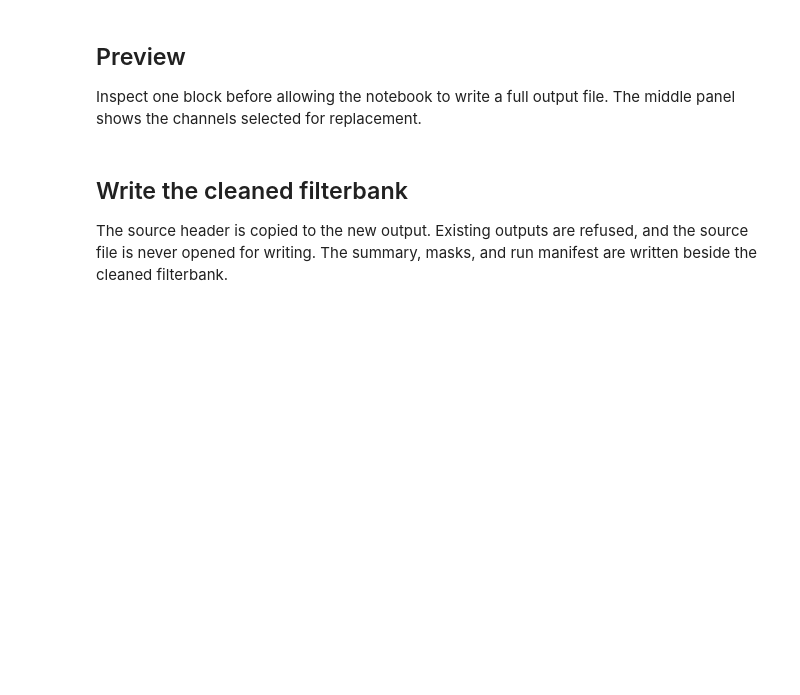
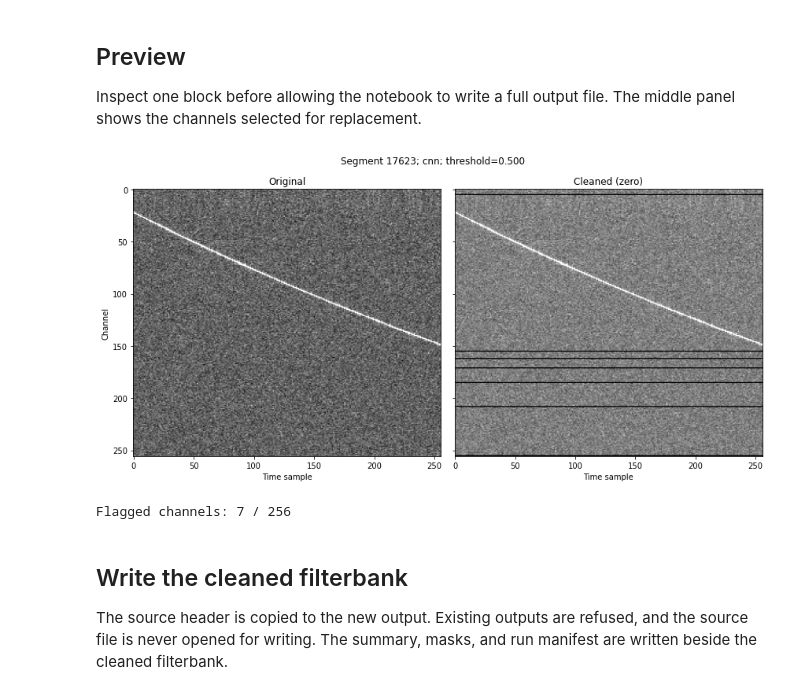
Before and after one commit to KazAndr/ml_dl_for_rfi_mitigation, a Jupyter notebook: notebooks/04_full_file_tests/08_filterbank_file_cleaning.ipynb, the cells around one changed output. Drawn from its saved outputs; the diff is of its cells as text; code cells hidden in the pictures; blank space fills up the shorter version.

```diff
--- a/notebooks/04_full_file_tests/08_filterbank_file_cleaning.ipynb
+++ b/notebooks/04_full_file_tests/08_filterbank_file_cleaning.ipynb
@@ -58,13 +58,19 @@ CLEAN_REFERENCE_RANGES: list[tuple[int, int]] = [0, 8192]
 REFERENCE_READ_NSAMP = 8192
 # %%
 # Set only the path required by MODEL_KIND.
-CNN_CHECKPOINT: 'rfimt/performance_comparison/outputs/performance_comparison/b0531_legacy_performance_v1/cnn_cuda_legacy_max/checkpoint.pt' | None = None
+CNN_CHECKPOINT = Path(
+    "/u/akazantsev/rfimt/performance_comparison/outputs/performance_comparison/"
+    "b0531_legacy_performance_v1/cnn_cuda_legacy_max/checkpoint.pt"
+)
+
 CNN_THRESHOLD = 0.50
 CNN_DEVICE = "cuda" if torch.cuda.is_available() else "cpu"
-MLP_BUNDLE: 'rfimt/performance_comparison/outputs/performance_comparison/b0531_legacy_performance_v1/mlp_orig_top3/mlp_orig_top3.joblib' | None = None
 
-PREVIEW_SEGMENT_INDEX = 0
-RUN_CLEANING = False
+MLP_BUNDLE = Path(
+    "/u/akazantsev/rfimt/performance_comparison/outputs/performance_comparison/"
+    "b0531_legacy_performance_v1/mlp_orig_top3/mlp_orig_top3.joblib"
+)
+
 
 if MODEL_KIND not in {"cnn", "mlp"}:
     raise ValueError("MODEL_KIND must be 'cnn' or 'mlp'.")
@@ -238,35 +271,40 @@ AttributeError: 'Header' object has no attribute 'nifs'
 ## Preview
 
 Inspect one block before allowing the notebook to write a full output file. The middle panel shows the channels selected for replacement.
+# %%
+PREVIEW_SEGMENT_INDEX = 17623
 # %%
 if not 0 <= PREVIEW_SEGMENT_INDEX < n_complete_segments:
     raise ValueError(f"PREVIEW_SEGMENT_INDEX must be in [0, {n_complete_segments - 1}].")
 
 preview_start = PREVIEW_SEGMENT_INDEX * SEGMENT_NSAMP
 preview_tc = validate_chunk(reader.get_data(preview_start, SEGMENT_NSAMP), n_channels)
 preview_ct = preview_tc.T
 preview_mask, preview_probabilities = predict_segment(preview_ct)
 preview_cleaned_ct = replace_flagged(
     preview_ct, preview_mask, np.random.default_rng(RANDOM_SEED), noise_mean, noise_std
 )
 
-figure, axes = plt.subplots(1, 3, figsize=(16, 5), sharey=True)
+figure, axes = plt.subplots(1, 2, figsize=(12, 6), sharey=True)
 for axis, values, title in zip(
     axes,
-    (preview_ct, np.repeat(preview_mask[:, None], SEGMENT_NSAMP, axis=1), preview_cleaned_ct),
-    ("Original", "Selected channels", f"Cleaned ({REPLACEMENT})"),
+    (preview_ct, preview_cleaned_ct),
+    ("Original", f"Cleaned ({REPLACEMENT})"),
 ):
     image = axis.imshow(values, aspect="auto", origin="upper", cmap="gray")
     axis.set(title=title, xlabel="Time sample")
 axes[0].set_ylabel("Channel")
-figure.colorbar(image, ax=axes, shrink=0.85)
+# figure.colorbar(image, ax=axes, shrink=1.85)
 figure.suptitle(
     f"Segment {PREVIEW_SEGMENT_INDEX}; {MODEL_KIND}; threshold={model_details['threshold']:.3f}"
 )
 figure.tight_layout()
 plt.show()
 
 print(f"Flagged channels: {preview_mask.sum()} / {n_channels}")
+# %% [output]
+[figure, added]
+Flagged channels: 7 / 256
 # %% [markdown]
 ## Write the cleaned filterbank
 
```
Also changed, not shown: parts of 3 cells of this notebook.
